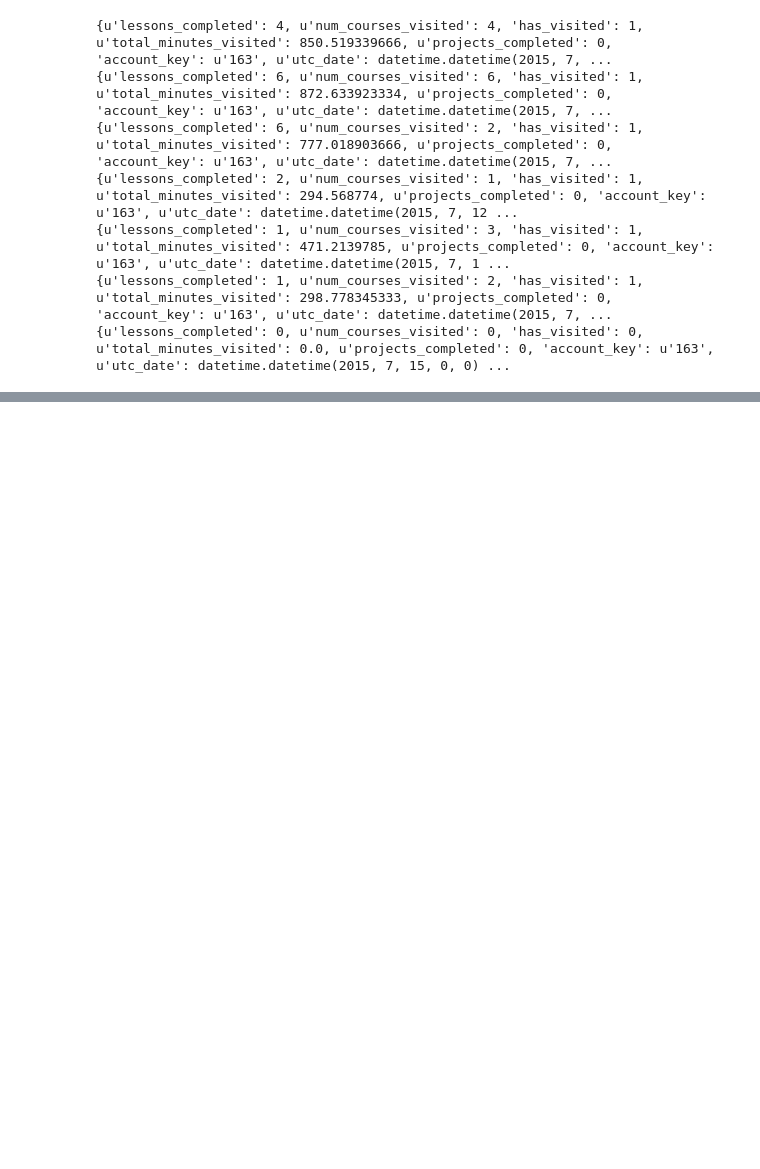
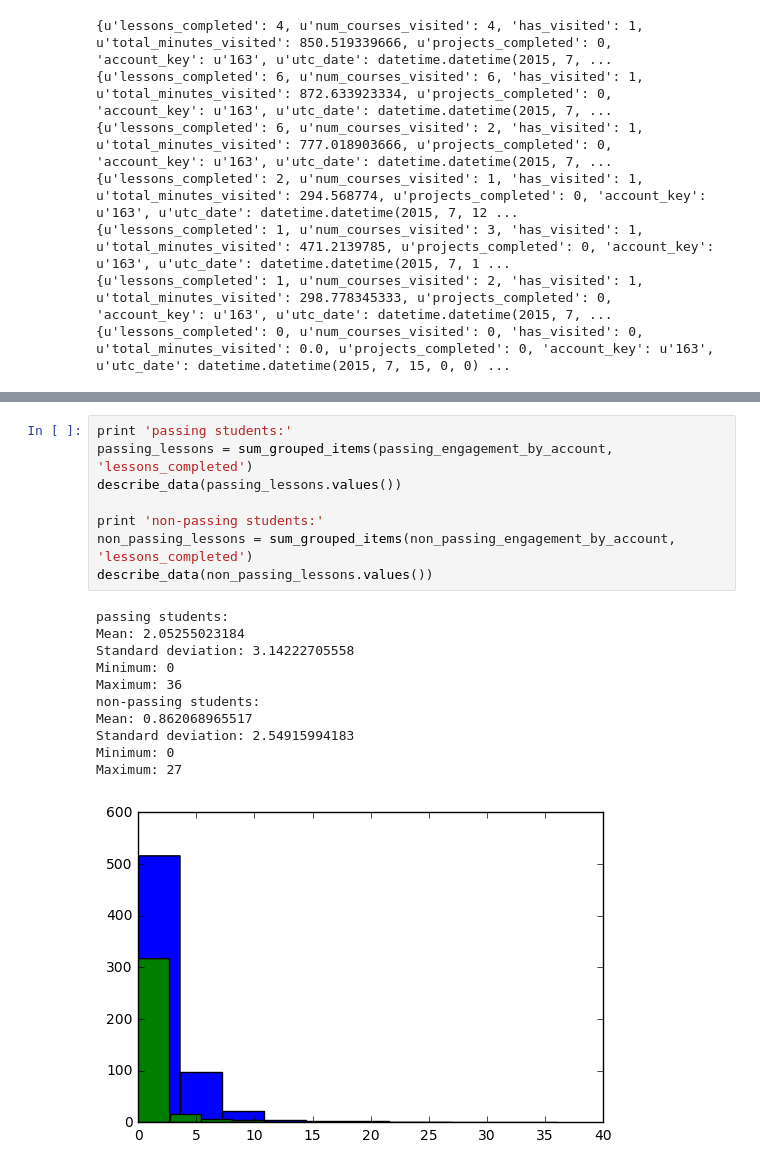
Before and after one commit to dmcglinchey2779/Data-Analysis-workbook, a Jupyter notebook: dan-data-analysis-udacity.ipynb, the cells around one changed output, grey strips where cells are left out. Cells and saved outputs as stored; diff of their text form; blank space fills up the shorter version.

```diff
--- a/dan-data-analysis-udacity.ipynb
+++ b/dan-data-analysis-udacity.ipynb
@@ -357,0 +436,20 @@ Maximum: 7
+# %%
+print 'passing students:'
+passing_lessons = sum_grouped_items(passing_engagement_by_account, 'lessons_completed')
+describe_data(passing_lessons.values())
+
+print 'non-passing students:'
+non_passing_lessons = sum_grouped_items(non_passing_engagement_by_account, 'lessons_completed')
+describe_data(non_passing_lessons.values())
+# %% [output]
+passing students:
+Mean: 2.05255023184
+Standard deviation: 3.14222705558
+Minimum: 0
+Maximum: 36
+non-passing students:
+Mean: 0.862068965517
+Standard deviation: 2.54915994183
+Minimum: 0
+Maximum: 27
+[figure, added]
```
Also changed, not shown: parts of 16 cells of this notebook.
